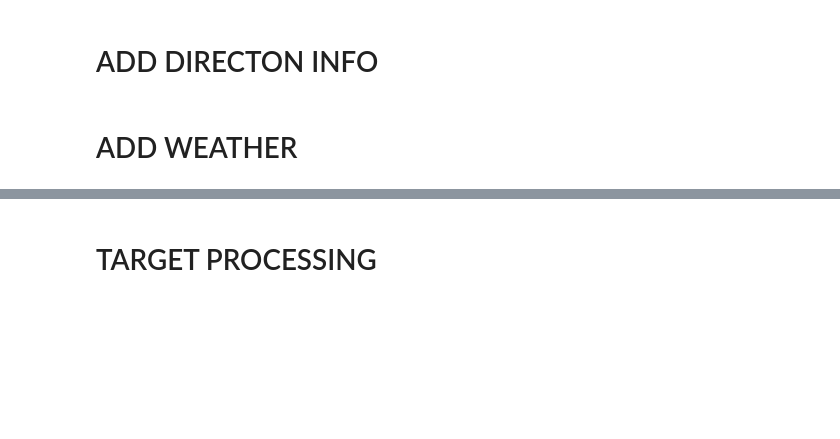
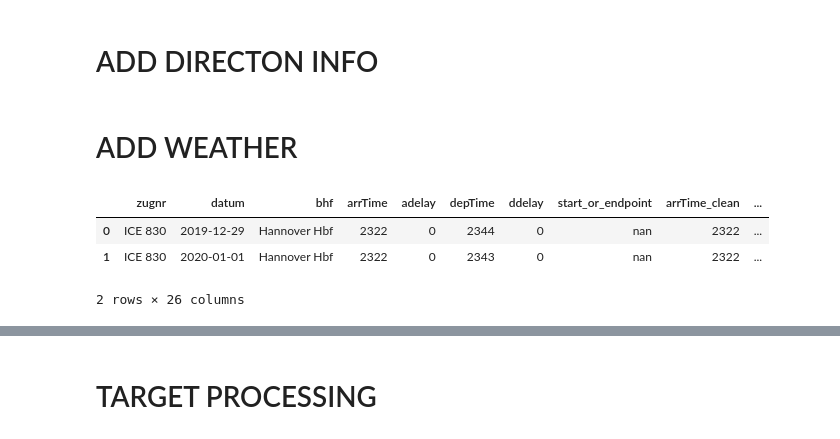
Before and after one commit to Good-Train-Bad-Train/gtbt, a Jupyter notebook: notebooks/marie_cleaning_processing_legs.ipynb, the cells around one changed output, grey strips where cells are left out. Drawn from its saved outputs; the diff is of its cells as text; code cells hidden in the pictures; blank space fills up the shorter version.

```diff
--- a/notebooks/marie_cleaning_processing_legs.ipynb
+++ b/notebooks/marie_cleaning_processing_legs.ipynb
@@ -240,0 +262,8 @@ han_data = pd.read_csv('../goodtrainbadtrain/data/hannover.csv')
+# %%
+test_df = df.head(2)
+test_df
+# %% [output]
+|  | zugnr | datum | bhf | arrTime | adelay | depTime | ddelay | start_or_endpoint | arrTime_clean | ... |
+| 0 | ICE 830 | 2019-12-29 | Hannover Hbf | 2322 | 0 | 2344 | 0 | nan | 2322 | ... |
+| 1 | ICE 830 | 2020-01-01 | Hannover Hbf | 2322 | 0 | 2343 | 0 | nan | 2322 | ... |
+2 rows × 26 columns
```
Also changed, not shown: parts of 23 cells of this notebook.
